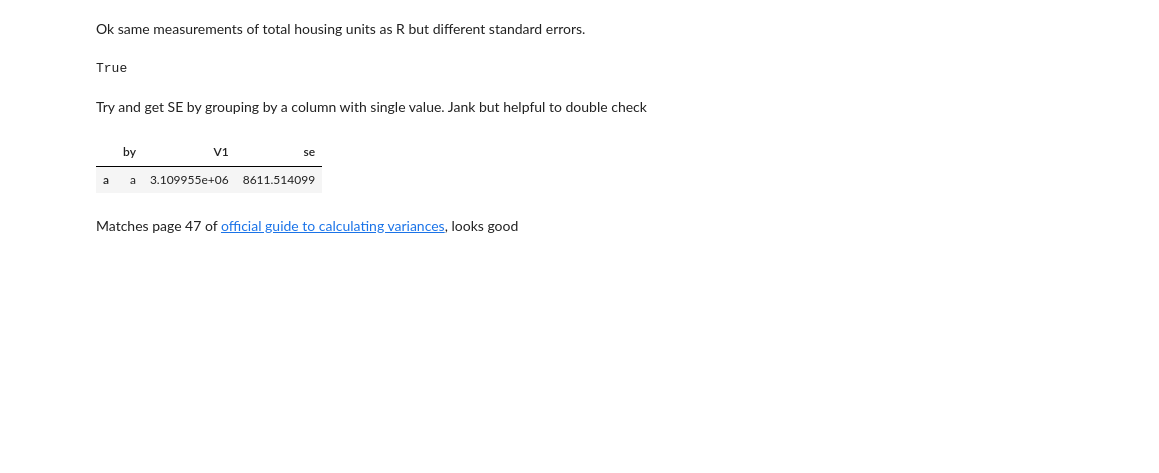
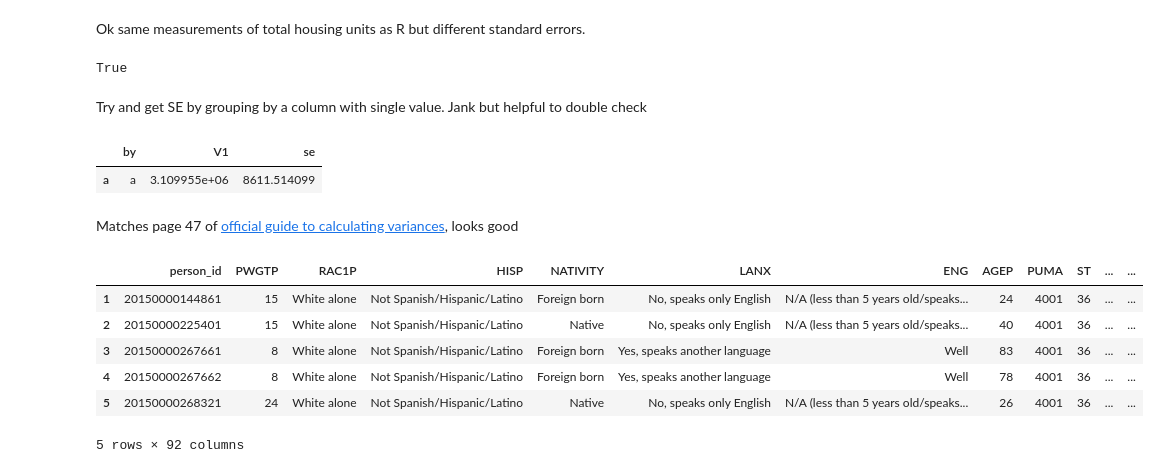
Before and after one commit to NYCPlanning/db-equitable-development-tool, a Jupyter notebook: statistical/Rpy2 Exploratory.ipynb, the cells around one changed output. Drawn from its saved outputs; the diff is of its cells as text; code cells hidden in the pictures; blank space fills up the shorter version.

```diff
--- a/statistical/Rpy2 Exploratory.ipynb
+++ b/statistical/Rpy2 Exploratory.ipynb
@@ -110,3 +118,14 @@ survey_total_with_se
 | a | a | 3.109955e+06 | 8611.514099 |
 # %% [markdown]
 Matches page 47 of [official guide to calculating variances](https://www2.census.gov/programs-surveys/nychvs/technical-documentation/variances/2017-NYCHVS-Guide-to-Estimating-Variances.pdf), looks good
+# %%
+PUMS = robjects.r(f'read.csv("{data_dir}/PUMS_LEP_by_race.csv", header=TRUE)')
+PUMS.head()
+# %% [output]
+|  | person_id | PWGTP | RAC1P | HISP | NATIVITY | LANX | ENG | AGEP | PUMA | ST | ... | ... |
+| 1 | 20150000144861 | 15 | White alone | Not Spanish/Hispanic/Latino | Foreign born | No, speaks only English | N/A (less than 5 years old/speaks... | 24 | 4001 | 36 | ... | ... |
+| 2 | 20150000225401 | 15 | White alone | Not Spanish/Hispanic/Latino | Native | No, speaks only English | N/A (less than 5 years old/speaks... | 40 | 4001 | 36 | ... | ... |
+| 3 | 20150000267661 | 8 | White alone | Not Spanish/Hispanic/Latino | Foreign born | Yes, speaks another language | Well | 83 | 4001 | 36 | ... | ... |
+| 4 | 20150000267662 | 8 | White alone | Not Spanish/Hispanic/Latino | Foreign born | Yes, speaks another language | Well | 78 | 4001 | 36 | ... | ... |
+| 5 | 20150000268321 | 24 | White alone | Not Spanish/Hispanic/Latino | Native | No, speaks only English | N/A (less than 5 years old/speaks... | 26 | 4001 | 36 | ... | ... |
+5 rows × 92 columns
```
Also changed, not shown: parts of 7 cells of this notebook, 6 other files.
